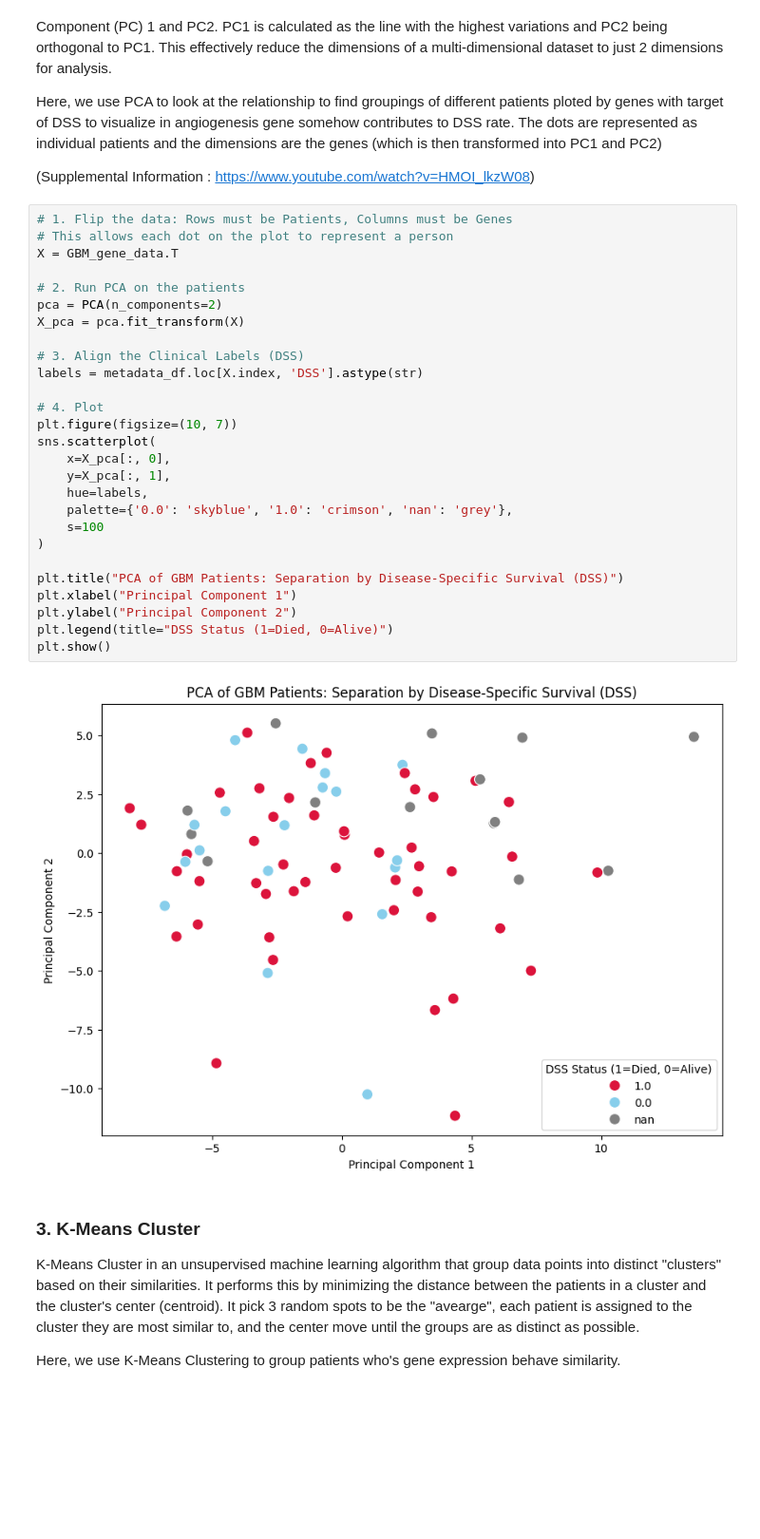
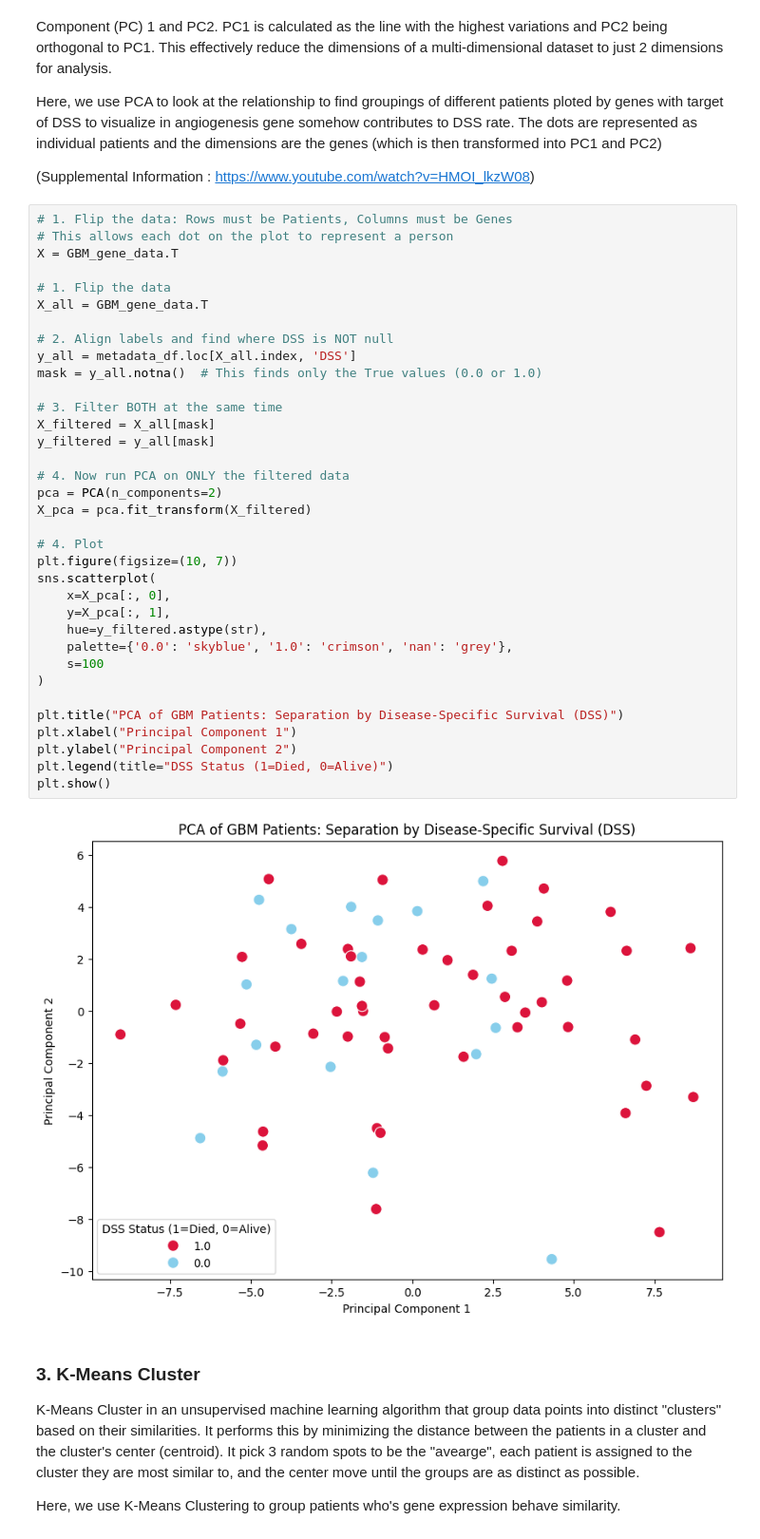
Before and after one commit to ktt920/Module-4-Cancer, a Jupyter notebook: code/Module 4 Template.ipynb, the cells around one changed output. Shown at 95% size. Drawn from its saved outputs; the diff is of its cells as text; blank space fills up the shorter version.

```diff
--- a/code/Module 4 Template.ipynb
+++ b/code/Module 4 Template.ipynb
@@ -182,32 +182,40 @@ Here, we use PCA to look at the relationship to find groupings of different pati
 # %%
 # 1. Flip the data: Rows must be Patients, Columns must be Genes
 # This allows each dot on the plot to represent a person
 X = GBM_gene_data.T
 
-# 2. Run PCA on the patients
+# 1. Flip the data
+X_all = GBM_gene_data.T
+
+# 2. Align labels and find where DSS is NOT null
+y_all = metadata_df.loc[X_all.index, 'DSS']
+mask = y_all.notna()  # This finds only the True values (0.0 or 1.0)
+
+# 3. Filter BOTH at the same time
+X_filtered = X_all[mask]
+y_filtered = y_all[mask]
+
+# 4. Now run PCA on ONLY the filtered data
 pca = PCA(n_components=2)
-X_pca = pca.fit_transform(X)
-
-# 3. Align the Clinical Labels (DSS)
-labels = metadata_df.loc[X.index, 'DSS'].astype(str)
+X_pca = pca.fit_transform(X_filtered)
 
 # 4. Plot
 plt.figure(figsize=(10, 7))
 sns.scatterplot(
     x=X_pca[:, 0],
     y=X_pca[:, 1],
-    hue=labels,
+    hue=y_filtered.astype(str),
     palette={'0.0': 'skyblue', '1.0': 'crimson', 'nan': 'grey'},
     s=100
 )
 
 plt.title("PCA of GBM Patients: Separation by Disease-Specific Survival (DSS)")
 plt.xlabel("Principal Component 1")
 plt.ylabel("Principal Component 2")
 plt.legend(title="DSS Status (1=Died, 0=Alive)")
 plt.show()
 # %% [output]
-[figure, old version]
+[figure, new version]
 # %% [markdown]
 ### 3. K-Means Cluster
 
```
Also changed, not shown: parts of 3 cells of this notebook.
